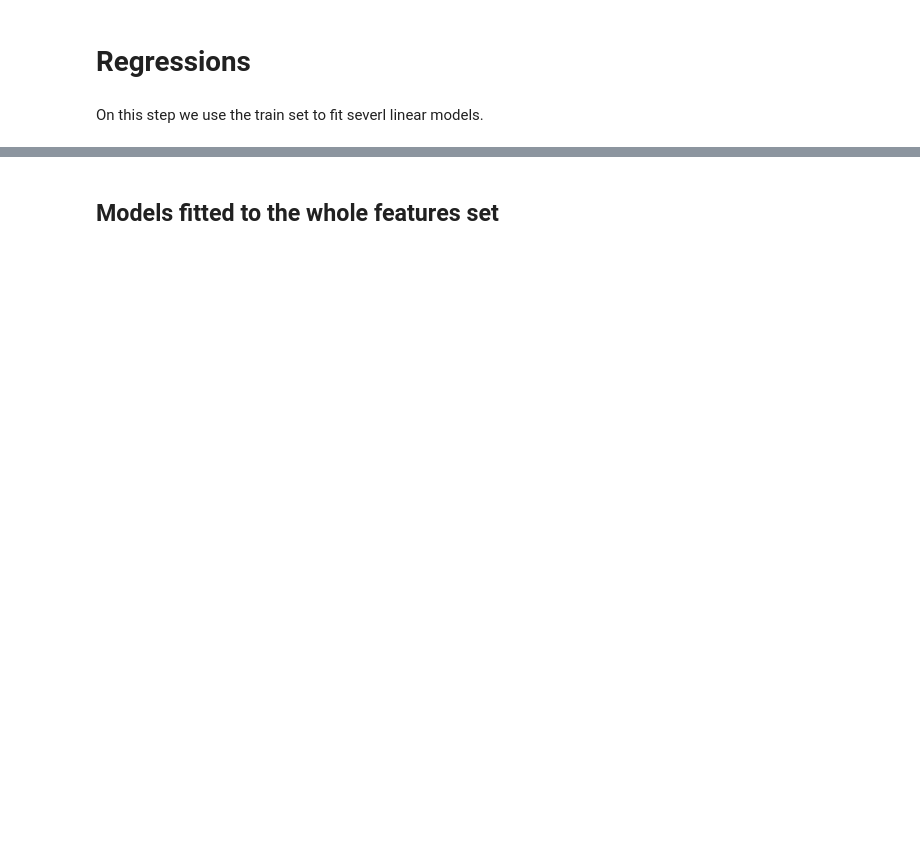
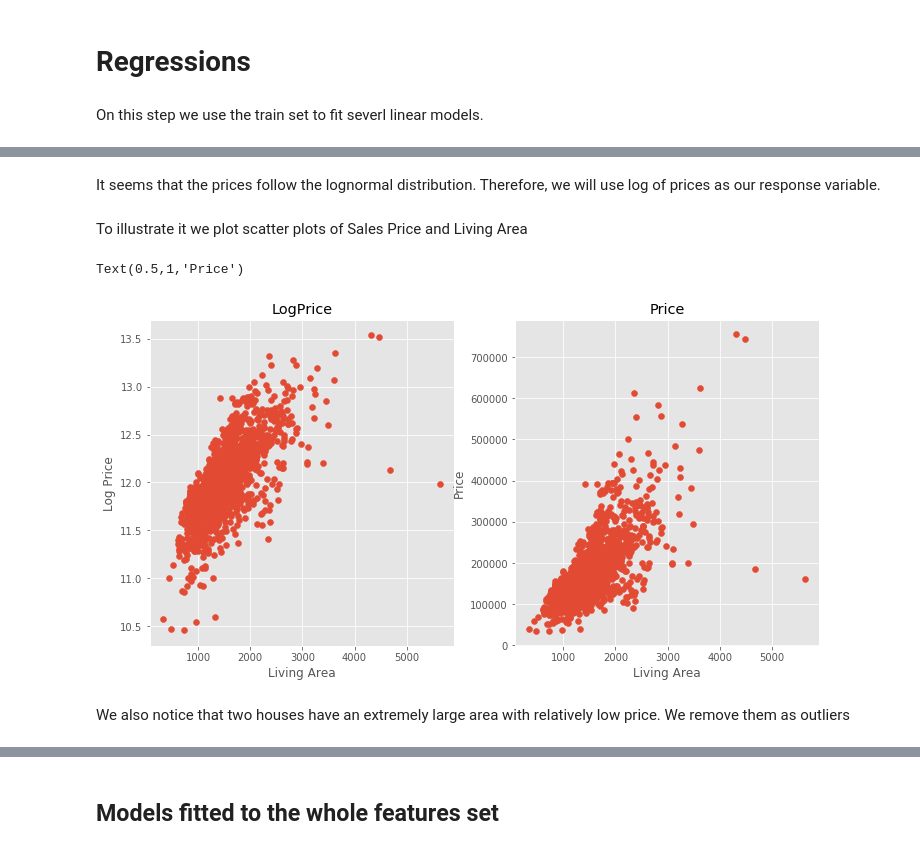
Before and after one commit to MikeStukalo/Ames, a Jupyter notebook: Regressions.ipynb, the cells around one changed output, grey strips where cells are left out. Drawn from its saved outputs; the diff is of its cells as text; code cells hidden in the pictures; blank space fills up the shorter version.

```diff
--- a/Regressions.ipynb
+++ b/Regressions.ipynb
@@ -8,0 +55,25 @@ On this step we use the train set to fit severl linear models.
+# %% [markdown]
+It seems that the prices follow the lognormal distribution. Therefore, we will use log of prices as our response variable.
+# %% [markdown]
+To illustrate it we plot scatter plots of Sales Price and Living Area
+# %%
+matplotlib.rcParams['figure.figsize'] = (12.0, 6.0)
+prices = pd.DataFrame({"price":df["SalePrice"], "log(price)":np.log(df["SalePrice"])})
+prices = prices.join(pd.DataFrame({'LivingArea':df.GrLivArea}))
+
+plt.subplot(1,2,1)
+plt.scatter(prices['LivingArea'], prices['log(price)'])
+plt.ylabel('Log Price')
+plt.xlabel('Living Area')
+plt.title('LogPrice')
+
+plt.subplot(1,2,2)
+plt.scatter(prices['LivingArea'], prices['price'])
+plt.ylabel('Price')
+plt.xlabel('Living Area')
+plt.title('Price')
+# %% [output]
+Text(0.5,1,'Price')
+[figure, added]
+# %% [markdown]
+We also notice that two houses have an extremely large area with relatively low price. We remove them as outliers
```
Also changed, not shown: parts of 71 cells of this notebook, 19 other files.
